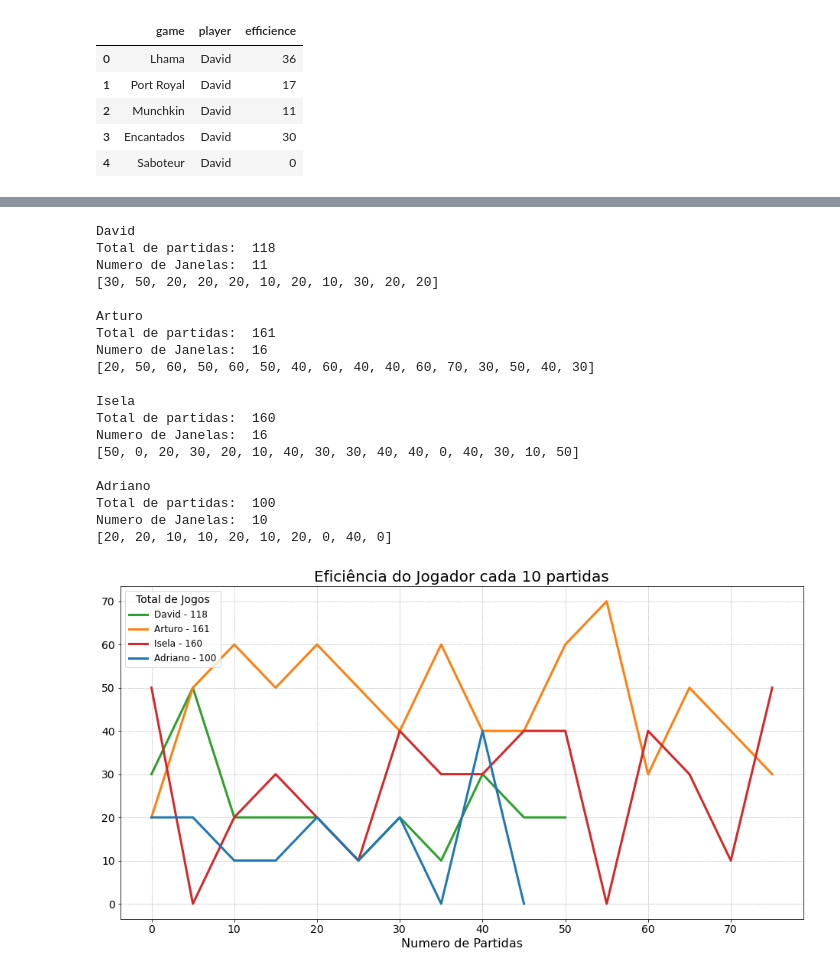
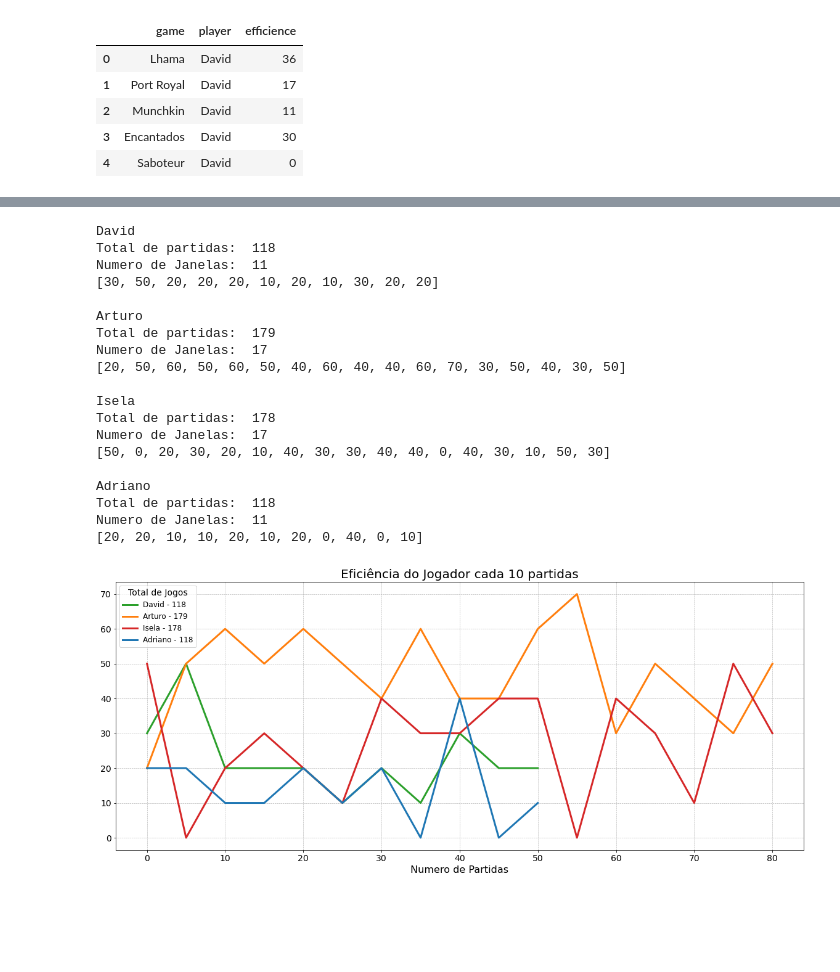
Before and after one commit to mhacarthur/card-game-stats, a Jupyter notebook: statistics.ipynb, the cells around one changed output, grey strips where cells are left out. Cells and saved outputs as stored; diff of their text form; code cells hidden in the pictures; blank space fills up the shorter version.

```diff
--- a/statistics.ipynb
+++ b/statistics.ipynb
@@ -206,7 +212,7 @@ JN = 10
 a = 0
 df1 = df[['players', 'winner']]
 
-plt.figure(figsize=(16,8))
+plt.figure(figsize=(20,8))
 ax = plt.axes()
 for names in df1['players'].unique():
 
@@ -233,43 +239,43 @@ for names in df1['players'].unique():
     plt.plot(list_player,linestyle='-',linewidth=3,color=COLORS[a],label=label_j)
 
     a = a + 1
 
 vals = ax.get_yticks()
 ax.set_xticklabels(['%i' % np.round(y) for y in vals])
 
 plt.title('Eficiência do Jogador cada '+str(JN)+' partidas')
 plt.xlabel('Numero de Partidas')
 plt.grid(True)
 
 leg = plt.legend(fontsize=12,loc=2)
 leg.set_title(title="Total de Jogos",prop={'size':14})
 
 plt.grid(linestyle='--', linewidth=0.6)
 
 salida1 = './fig/eficiencia_cada_'+str(JN)+'.png'
 
 plt.savefig(salida1,facecolor='w',bbox_inches ='tight',pad_inches=0.1)
 # %% [output]
 David
 Total de partidas:  118
 Numero de Janelas:  11
 [30, 50, 20, 20, 20, 10, 20, 10, 30, 20, 20]
 
 Arturo
-Total de partidas:  161
-Numero de Janelas:  16
-[20, 50, 60, 50, 60, 50, 40, 60, 40, 40, 60, 70, 30, 50, 40, 30]
+Total de partidas:  179
+Numero de Janelas:  17
+[20, 50, 60, 50, 60, 50, 40, 60, 40, 40, 60, 70, 30, 50, 40, 30, 50]
 
 Isela
-Total de partidas:  160
-Numero de Janelas:  16
-[50, 0, 20, 30, 20, 10, 40, 30, 30, 40, 40, 0, 40, 30, 10, 50]
+Total de partidas:  178
+Numero de Janelas:  17
+[50, 0, 20, 30, 20, 10, 40, 30, 30, 40, 40, 0, 40, 30, 10, 50, 30]
 
 Adriano
-Total de partidas:  100
-Numero de Janelas:  10
-[20, 20, 10, 10, 20, 10, 20, 0, 40, 0]
+Total de partidas:  118
+Numero de Janelas:  11
+[20, 20, 10, 10, 20, 10, 20, 0, 40, 0, 10]
-[figure, old version]
+[figure, new version]
 # %%
 JN = 15
 a = 0
```
Also changed, not shown: parts of 10 cells of this notebook, 8 other files.
